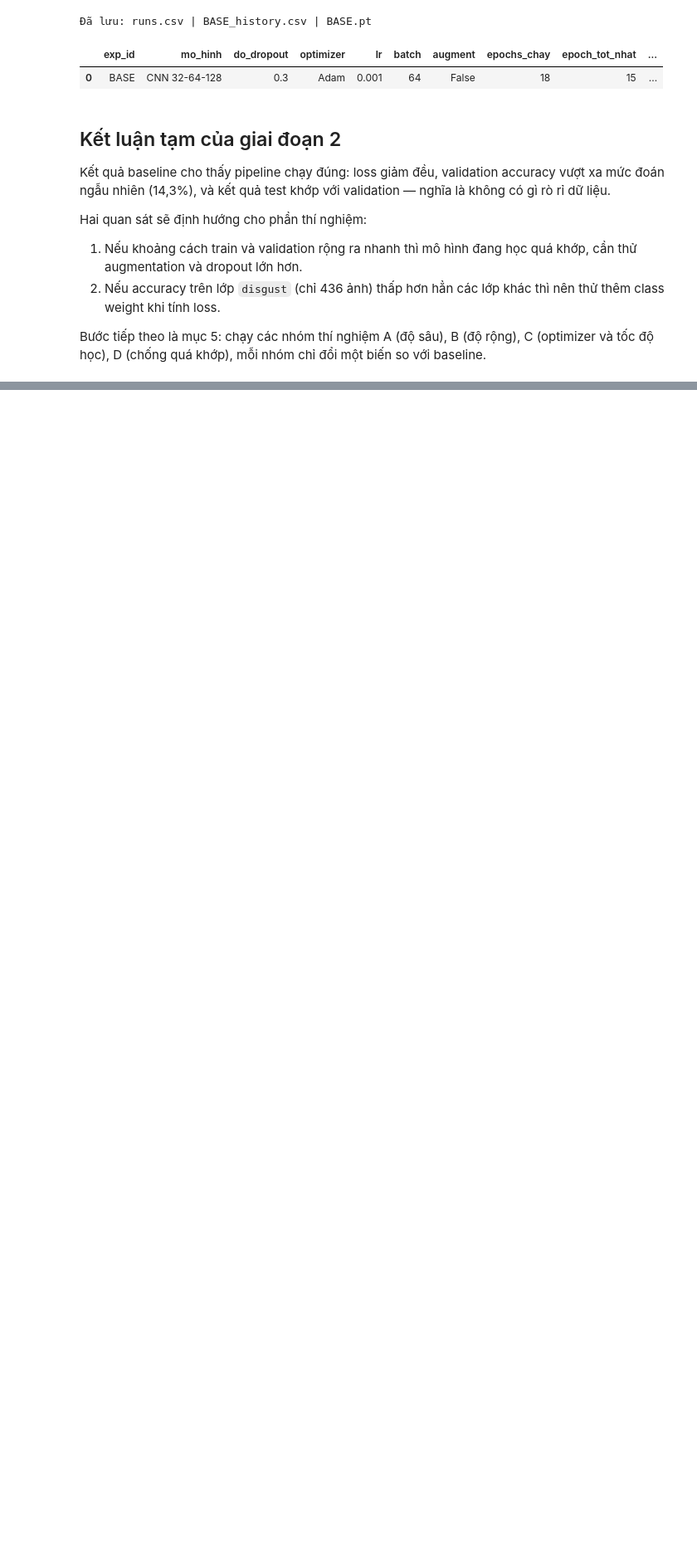
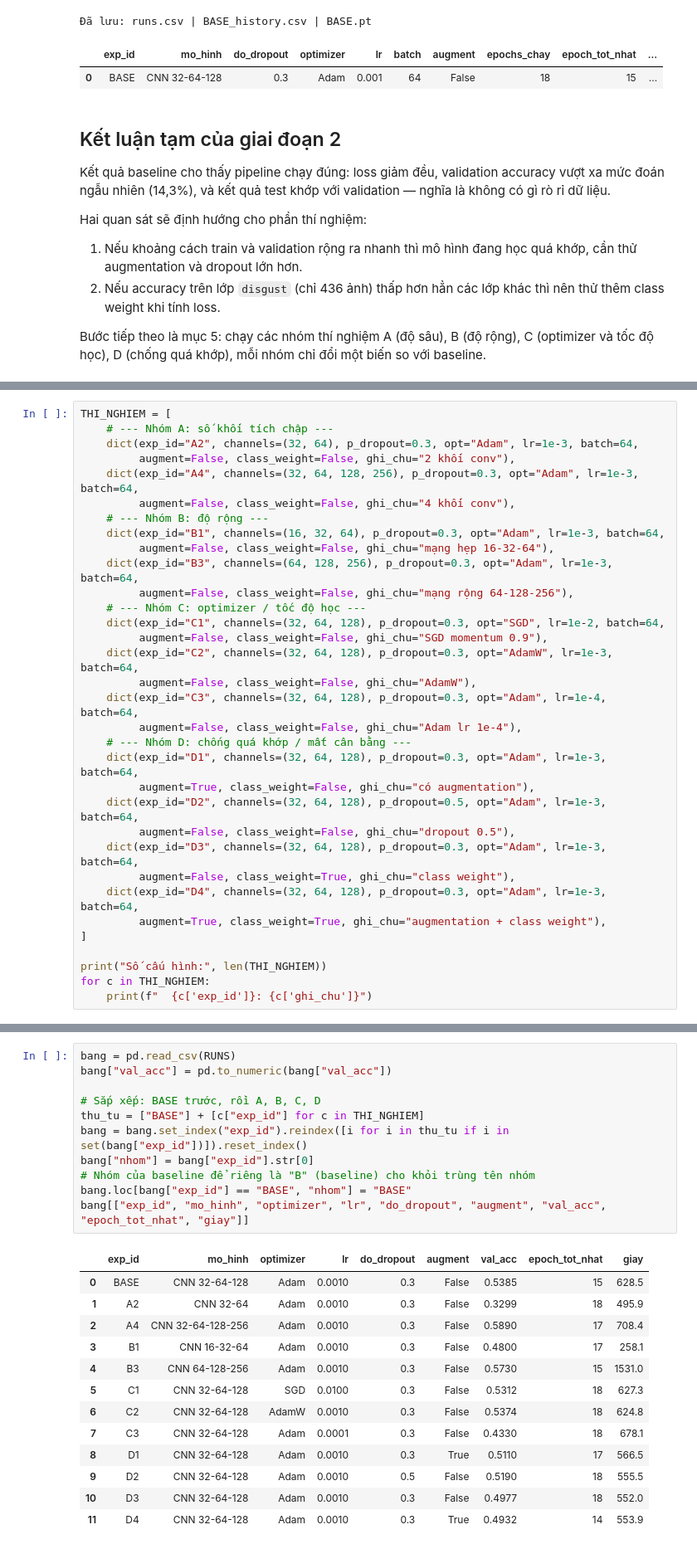
Before and after one commit to QuangMinh03042005/DeepLearningDDU1231, a Jupyter notebook: Emotion_Recognition/notebooks/cnn_fer.ipynb, the cells around one changed output, grey strips where cells are left out. Shown at 83% size. Drawn from its saved outputs; the diff is of its cells as text; blank space fills up the shorter version.

```diff
--- a/Emotion_Recognition/notebooks/cnn_fer.ipynb
+++ b/Emotion_Recognition/notebooks/cnn_fer.ipynb
@@ -559,0 +713,33 @@ Bước tiếp theo là mục 5: chạy các nhóm thí nghiệm A (độ sâu),
+# %%
+THI_NGHIEM = [
+    # --- Nhóm A: số khối tích chập ---
+    dict(exp_id="A2", channels=(32, 64), p_dropout=0.3, opt="Adam", lr=1e-3, batch=64,
+         augment=False, class_weight=False, ghi_chu="2 khối conv"),
+    dict(exp_id="A4", channels=(32, 64, 128, 256), p_dropout=0.3, opt="Adam", lr=1e-3, batch=64,
+         augment=False, class_weight=False, ghi_chu="4 khối conv"),
+    # --- Nhóm B: độ rộng ---
+    dict(exp_id="B1", channels=(16, 32, 64), p_dropout=0.3, opt="Adam", lr=1e-3, batch=64,
+         augment=False, class_weight=False, ghi_chu="mạng hẹp 16-32-64"),
+    dict(exp_id="B3", channels=(64, 128, 256), p_dropout=0.3, opt="Adam", lr=1e-3, batch=64,
+         augment=False, class_weight=False, ghi_chu="mạng rộng 64-128-256"),
+    # --- Nhóm C: optimizer / tốc độ học ---
+    dict(exp_id="C1", channels=(32, 64, 128), p_dropout=0.3, opt="SGD", lr=1e-2, batch=64,
+         augment=False, class_weight=False, ghi_chu="SGD momentum 0.9"),
+    dict(exp_id="C2", channels=(32, 64, 128), p_dropout=0.3, opt="AdamW", lr=1e-3, batch=64,
+         augment=False, class_weight=False, ghi_chu="AdamW"),
+    dict(exp_id="C3", channels=(32, 64, 128), p_dropout=0.3, opt="Adam", lr=1e-4, batch=64,
+         augment=False, class_weight=False, ghi_chu="Adam lr 1e-4"),
+    # --- Nhóm D: chống quá khớp / mất cân bằng ---
+    dict(exp_id="D1", channels=(32, 64, 128), p_dropout=0.3, opt="Adam", lr=1e-3, batch=64,
+         augment=True, class_weight=False, ghi_chu="có augmentation"),
+    dict(exp_id="D2", channels=(32, 64, 128), p_dropout=0.5, opt="Adam", lr=1e-3, batch=64,
+         augment=False, class_weight=False, ghi_chu="dropout 0.5"),
+    dict(exp_id="D3", channels=(32, 64, 128), p_dropout=0.3, opt="Adam", lr=1e-3, batch=64,
+         augment=False, class_weight=True, ghi_chu="class weight"),
+    dict(exp_id="D4", channels=(32, 64, 128), p_dropout=0.3, opt="Adam", lr=1e-3, batch=64,
+         augment=True, class_weight=True, ghi_chu="augmentation + class weight"),
+]
+
+print("Số cấu hình:", len(THI_NGHIEM))
+for c in THI_NGHIEM:
+    print(f"  {c['exp_id']}: {c['ghi_chu']}")
@@ -559,0 +794,25 @@ Bước tiếp theo là mục 5: chạy các nhóm thí nghiệm A (độ sâu),
+# %%
+bang = pd.read_csv(RUNS)
+bang["val_acc"] = pd.to_numeric(bang["val_acc"])
+
+# Sắp xếp: BASE trước, rồi A, B, C, D
+thu_tu = ["BASE"] + [c["exp_id"] for c in THI_NGHIEM]
+bang = bang.set_index("exp_id").reindex([i for i in thu_tu if i in set(bang["exp_id"])]).reset_index()
+bang["nhom"] = bang["exp_id"].str[0]
+# Nhóm của baseline để riêng là "B" (baseline) cho khỏi trùng tên nhóm
+bang.loc[bang["exp_id"] == "BASE", "nhom"] = "BASE"
+bang[["exp_id", "mo_hinh", "optimizer", "lr", "do_dropout", "augment", "val_acc", "epoch_tot_nhat", "giay"]]
+# %% [output]
+|  | exp_id | mo_hinh | optimizer | lr | do_dropout | augment | val_acc | epoch_tot_nhat | giay |
+| 0 | BASE | CNN 32-64-128 | Adam | 0.0010 | 0.3 | False | 0.5385 | 15 | 628.5 |
+| 1 | A2 | CNN 32-64 | Adam | 0.0010 | 0.3 | False | 0.3299 | 18 | 495.9 |
+| 2 | A4 | CNN 32-64-128-256 | Adam | 0.0010 | 0.3 | False | 0.5890 | 17 | 708.4 |
+| 3 | B1 | CNN 16-32-64 | Adam | 0.0010 | 0.3 | False | 0.4800 | 17 | 258.1 |
+| 4 | B3 | CNN 64-128-256 | Adam | 0.0010 | 0.3 | False | 0.5730 | 15 | 1531.0 |
+| 5 | C1 | CNN 32-64-128 | SGD | 0.0100 | 0.3 | False | 0.5312 | 18 | 627.3 |
+| 6 | C2 | CNN 32-64-128 | AdamW | 0.0010 | 0.3 | False | 0.5374 | 18 | 624.8 |
+| 7 | C3 | CNN 32-64-128 | Adam | 0.0001 | 0.3 | False | 0.4330 | 18 | 678.1 |
+| 8 | D1 | CNN 32-64-128 | Adam | 0.0010 | 0.3 | True | 0.5110 | 17 | 566.5 |
+| 9 | D2 | CNN 32-64-128 | Adam | 0.0010 | 0.5 | False | 0.5190 | 18 | 555.5 |
+| 10 | D3 | CNN 32-64-128 | Adam | 0.0010 | 0.3 | False | 0.4977 | 18 | 552.0 |
+| 11 | D4 | CNN 32-64-128 | Adam | 0.0010 | 0.3 | True | 0.4932 | 14 | 553.9 |
```
Also changed, not shown: parts of 14 cells of this notebook, 15 other files.
